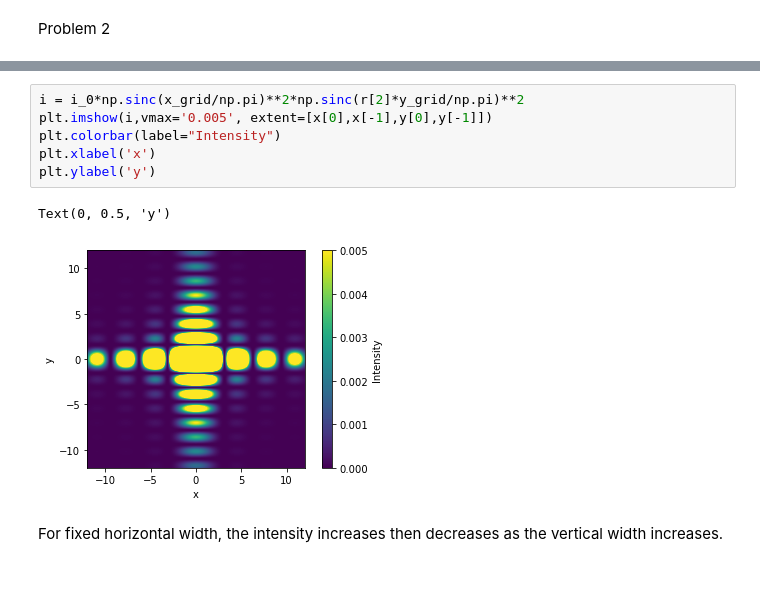
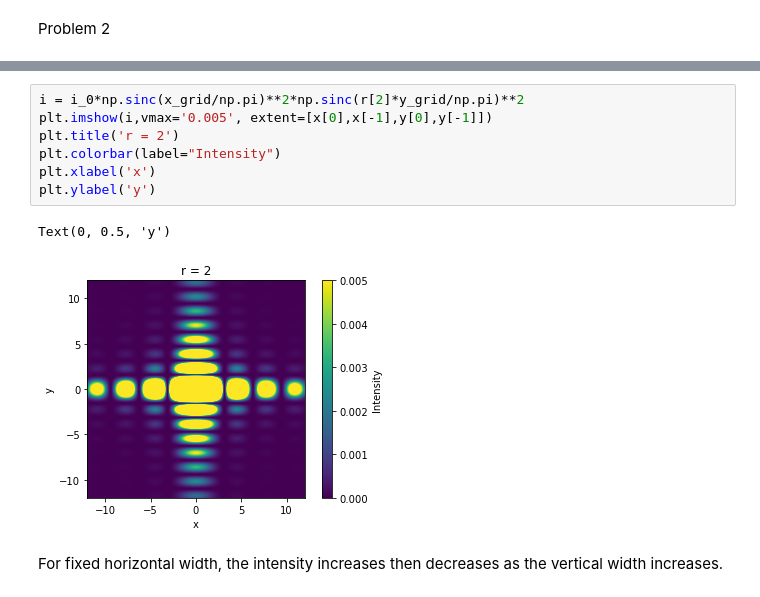
Before and after one commit to AmedeoAvogadro/PHYS29, a Jupyter notebook: notebooks/Yizhi_Jiao_Homework_8.ipynb, the cells around one changed output, grey strips where cells are left out. Drawn from its saved outputs; the diff is of its cells as text.

```diff
--- a/notebooks/Yizhi_Jiao_Homework_8.ipynb
+++ b/notebooks/Yizhi_Jiao_Homework_8.ipynb
@@ -69,12 +82,13 @@ Text(0, 0.5, 'y')
 # %%
 i = i_0*np.sinc(x_grid/np.pi)**2*np.sinc(r[2]*y_grid/np.pi)**2
 plt.imshow(i,vmax='0.005', extent=[x[0],x[-1],y[0],y[-1]])
+plt.title('r = 2')
 plt.colorbar(label="Intensity")
 plt.xlabel('x')
 plt.ylabel('y')
 # %% [output]
 Text(0, 0.5, 'y')
-[figure, old version]
+[figure, new version]
 # %% [markdown]
 For fixed horizontal width, the intensity increases then decreases as the vertical width increases.
 # %% [markdown]
```
Also changed, not shown: parts of 5 cells of this notebook.
